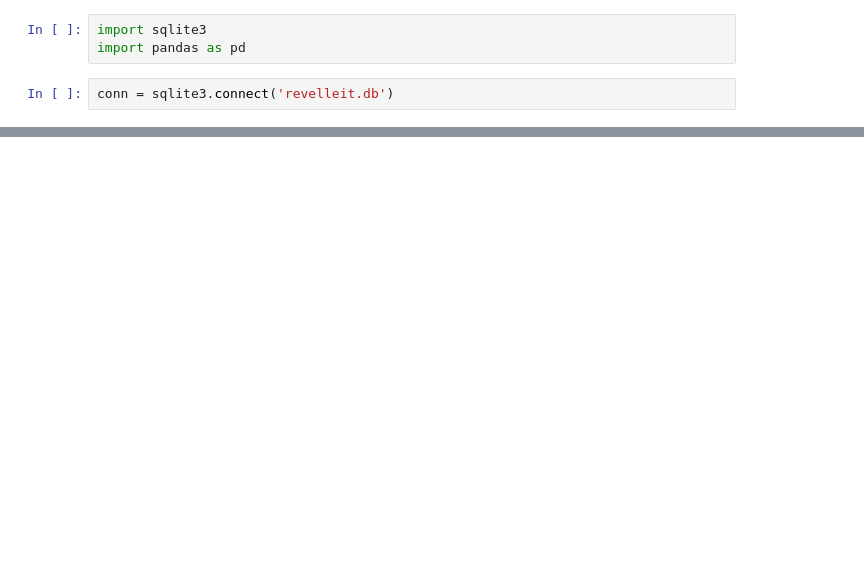
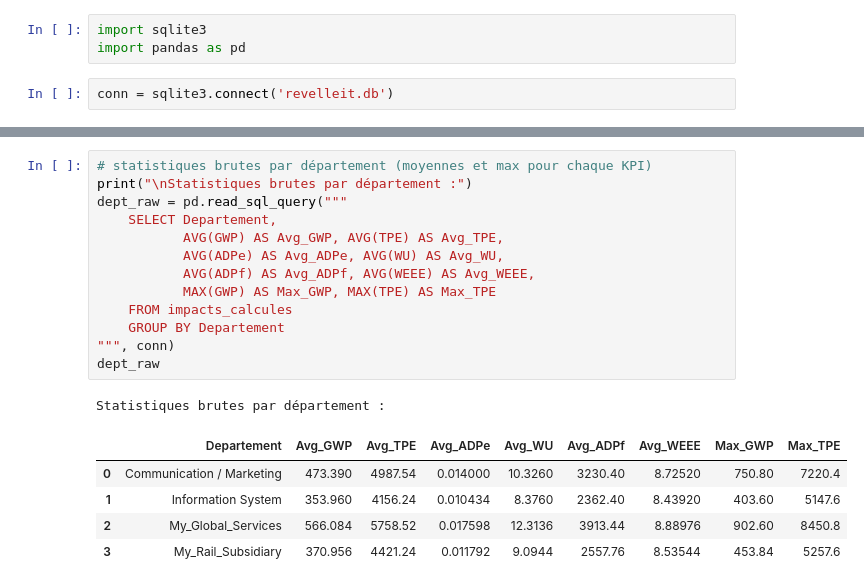
Before and after one commit to Chheche/RevelleIt_Ai, a Jupyter notebook: Test.ipynb, the cells around one changed output, grey strips where cells are left out. Saved outputs shown, nothing was run; the diff lists cells and outputs as text; blank space fills up the shorter version.

```diff
--- a/Test.ipynb
+++ b/Test.ipynb
@@ -64,0 +91,20 @@ Score moyen par département :
+# %%
+# statistiques brutes par département (moyennes et max pour chaque KPI)
+print("\nStatistiques brutes par département :")
+dept_raw = pd.read_sql_query("""
+    SELECT Departement,
+           AVG(GWP) AS Avg_GWP, AVG(TPE) AS Avg_TPE,
+           AVG(ADPe) AS Avg_ADPe, AVG(WU) AS Avg_WU,
+           AVG(ADPf) AS Avg_ADPf, AVG(WEEE) AS Avg_WEEE,
+           MAX(GWP) AS Max_GWP, MAX(TPE) AS Max_TPE
+    FROM impacts_calcules
+    GROUP BY Departement
+""", conn)
+dept_raw
+# %% [output]
+Statistiques brutes par département :
+|  | Departement | Avg_GWP | Avg_TPE | Avg_ADPe | Avg_WU | Avg_ADPf | Avg_WEEE | Max_GWP | Max_TPE |
+| 0 | Communication / Marketing | 473.390 | 4987.54 | 0.014000 | 10.3260 | 3230.40 | 8.72520 | 750.80 | 7220.4 |
+| 1 | Information System | 353.960 | 4156.24 | 0.010434 | 8.3760 | 2362.40 | 8.43920 | 403.60 | 5147.6 |
+| 2 | My_Global_Services | 566.084 | 5758.52 | 0.017598 | 12.3136 | 3913.44 | 8.88976 | 902.60 | 8450.8 |
+| 3 | My_Rail_Subsidiary | 370.956 | 4421.24 | 0.011792 | 9.0944 | 2557.76 | 8.53544 | 453.84 | 5257.6 |
```
Also changed, not shown: parts of 9 cells of this notebook, 4 other files.
